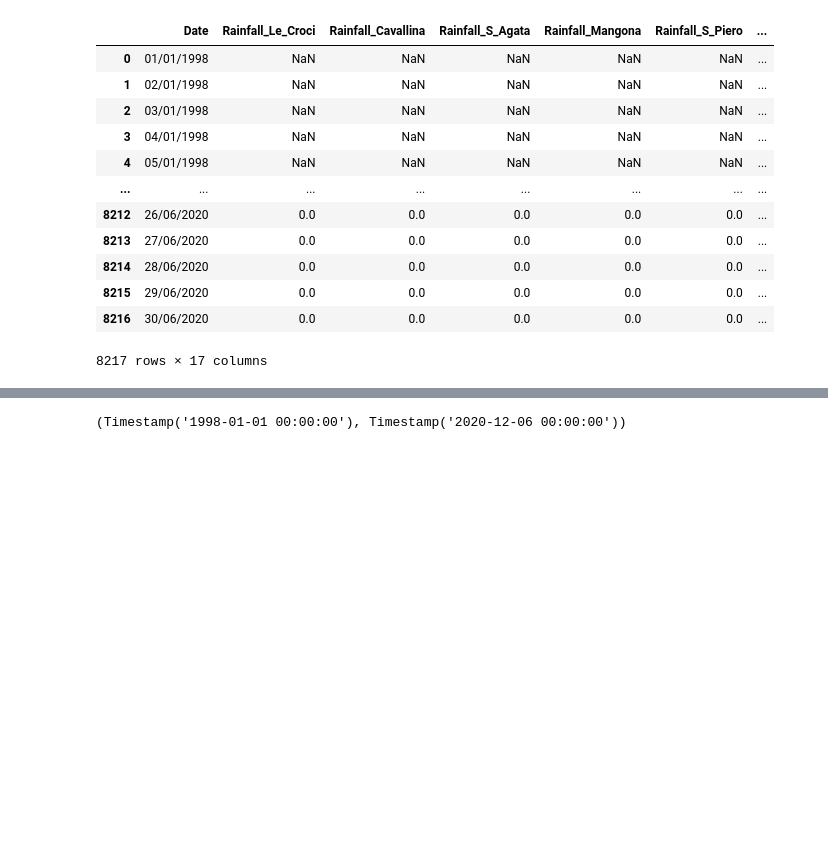
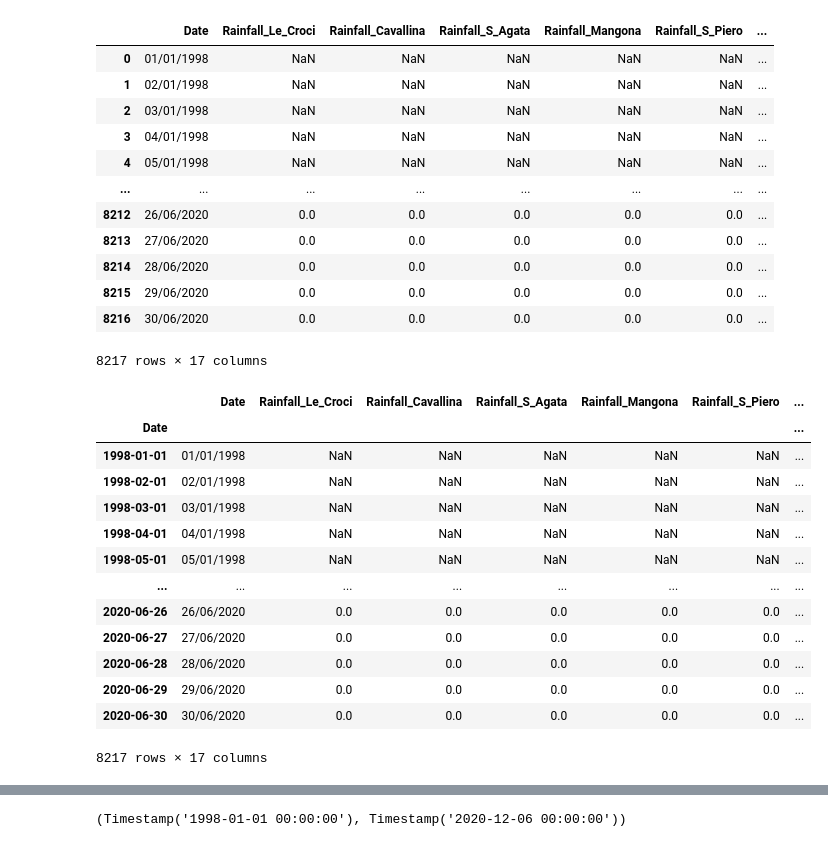
Before and after one commit to haga96/water_availability_prediction_in_Italy, a Jupyter notebook: River Arno.ipynb, the cells around one changed output, grey strips where cells are left out. Drawn from its saved outputs; the diff is of its cells as text; code cells hidden in the pictures; blank space fills up the shorter version.

```diff
--- a/River Arno.ipynb
+++ b/River Arno.ipynb
@@ -102,4 +105,21 @@ df
 | 8216 | 30/06/2020 | 0.0 | 0.0 | 0.0 | 0.0 | 0.0 | ... |
 8217 rows × 17 columns
 # %%
-df["Date"] = pd.to_datetime(df["Date"])
+df.index = pd.to_datetime(df.Date)
+# %%
+df
+# %% [output]
+|  | Date | Rainfall_Le_Croci | Rainfall_Cavallina | Rainfall_S_Agata | Rainfall_Mangona | Rainfall_S_Piero | ... |
+| Date |  |  |  |  |  |  | ... |
+| 1998-01-01 | 01/01/1998 | NaN | NaN | NaN | NaN | NaN | ... |
+| 1998-02-01 | 02/01/1998 | NaN | NaN | NaN | NaN | NaN | ... |
+| 1998-03-01 | 03/01/1998 | NaN | NaN | NaN | NaN | NaN | ... |
+| 1998-04-01 | 04/01/1998 | NaN | NaN | NaN | NaN | NaN | ... |
+| 1998-05-01 | 05/01/1998 | NaN | NaN | NaN | NaN | NaN | ... |
+| ... | ... | ... | ... | ... | ... | ... | ... |
+| 2020-06-26 | 26/06/2020 | 0.0 | 0.0 | 0.0 | 0.0 | 0.0 | ... |
+| 2020-06-27 | 27/06/2020 | 0.0 | 0.0 | 0.0 | 0.0 | 0.0 | ... |
+| 2020-06-28 | 28/06/2020 | 0.0 | 0.0 | 0.0 | 0.0 | 0.0 | ... |
+| 2020-06-29 | 29/06/2020 | 0.0 | 0.0 | 0.0 | 0.0 | 0.0 | ... |
+| 2020-06-30 | 30/06/2020 | 0.0 | 0.0 | 0.0 | 0.0 | 0.0 | ... |
+8217 rows × 17 columns
```
Also changed, not shown: parts of 23 cells of this notebook.
